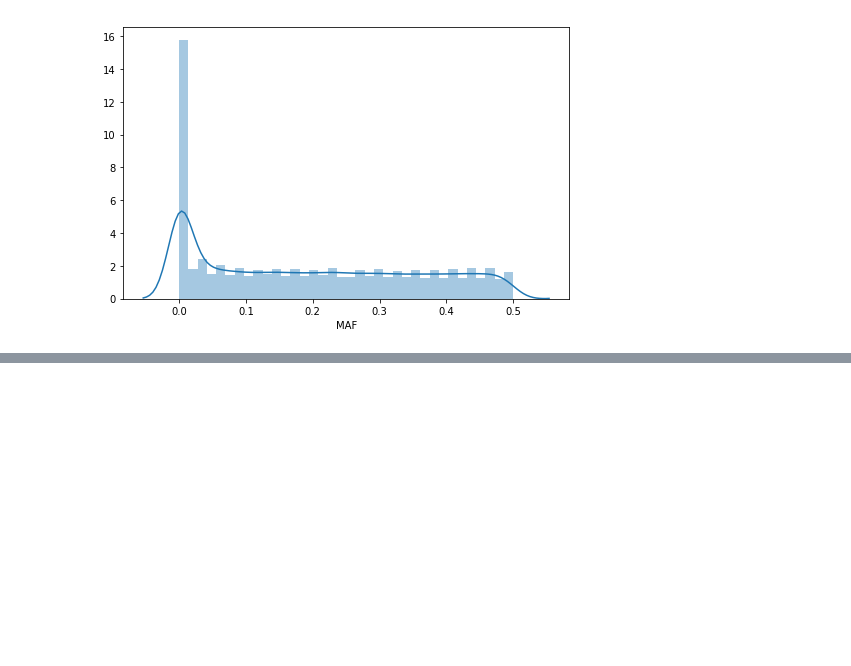
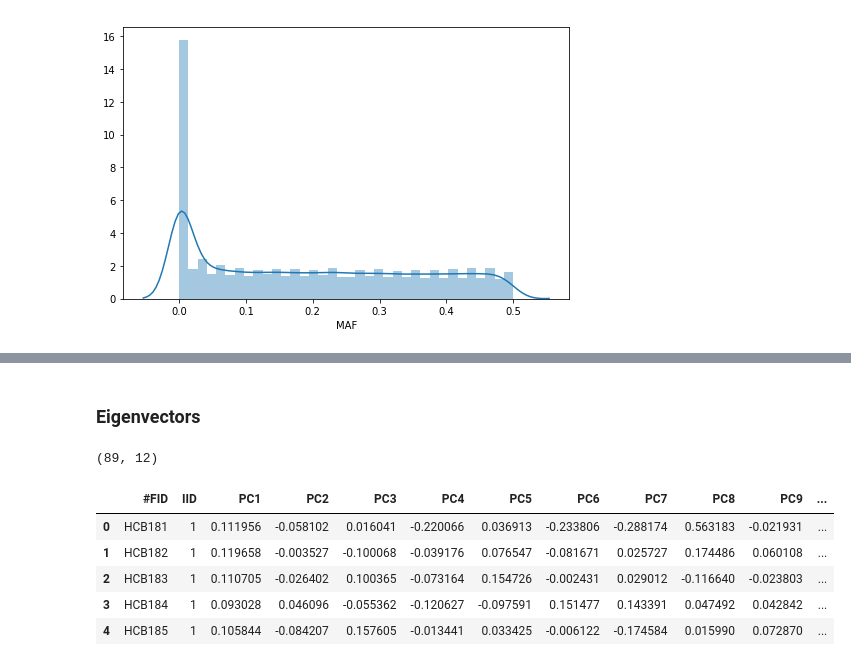
Before and after one commit to matthiaszeller/HBV, a Jupyter notebook: tutorial/HapMap.ipynb, the cells around one changed output, grey strips where cells are left out. Cells and saved outputs as stored; diff of their text form; code cells hidden in the pictures; blank space fills up the shorter version.

```diff
--- a/tutorial/HapMap.ipynb
+++ b/tutorial/HapMap.ipynb
@@ -130,0 +196,15 @@ plt.savefig("figures/maf_distrib.png");
+# %% [markdown]
+### Eigenvectors
+# %%
+# Import the eigenvectors into a DataFrame
+df_pca = pd.read_csv("hapmap1/pca.eigenvec", sep="\s+")
+print(df_pca.shape)
+df_pca.head()
+# %% [output]
+(89, 12)
+|  | #FID | IID | PC1 | PC2 | PC3 | PC4 | PC5 | PC6 | PC7 | PC8 | PC9 | ... |
+| 0 | HCB181 | 1 | 0.111956 | -0.058102 | 0.016041 | -0.220066 | 0.036913 | -0.233806 | -0.288174 | 0.563183 | -0.021931 | ... |
+| 1 | HCB182 | 1 | 0.119658 | -0.003527 | -0.100068 | -0.039176 | 0.076547 | -0.081671 | 0.025727 | 0.174486 | 0.060108 | ... |
+| 2 | HCB183 | 1 | 0.110705 | -0.026402 | 0.100365 | -0.073164 | 0.154726 | -0.002431 | 0.029012 | -0.116640 | -0.023803 | ... |
+| 3 | HCB184 | 1 | 0.093028 | 0.046096 | -0.055362 | -0.120627 | -0.097591 | 0.151477 | 0.143391 | 0.047492 | 0.042842 | ... |
+| 4 | HCB185 | 1 | 0.105844 | -0.084207 | 0.157605 | -0.013441 | 0.033425 | -0.006122 | -0.174584 | 0.015990 | 0.072870 | ... |
```
Also changed, not shown: parts of 11 cells of this notebook.
